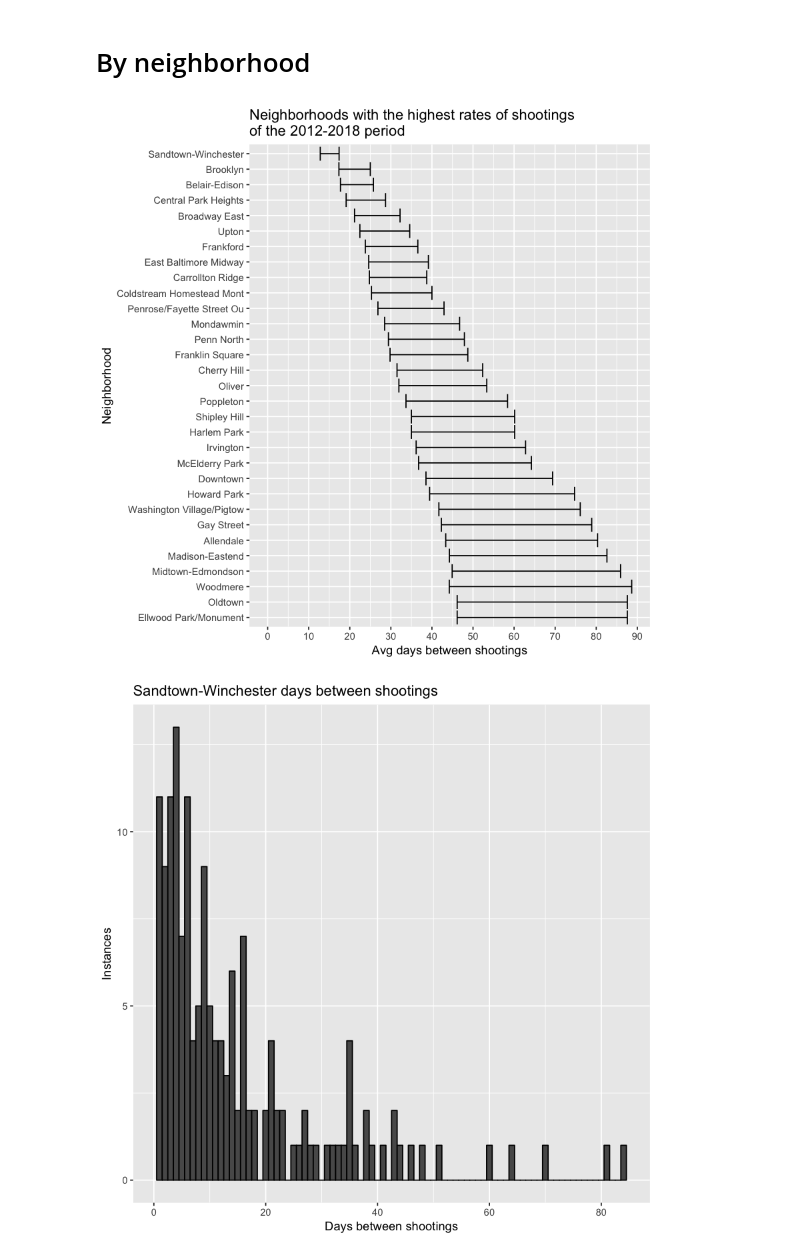
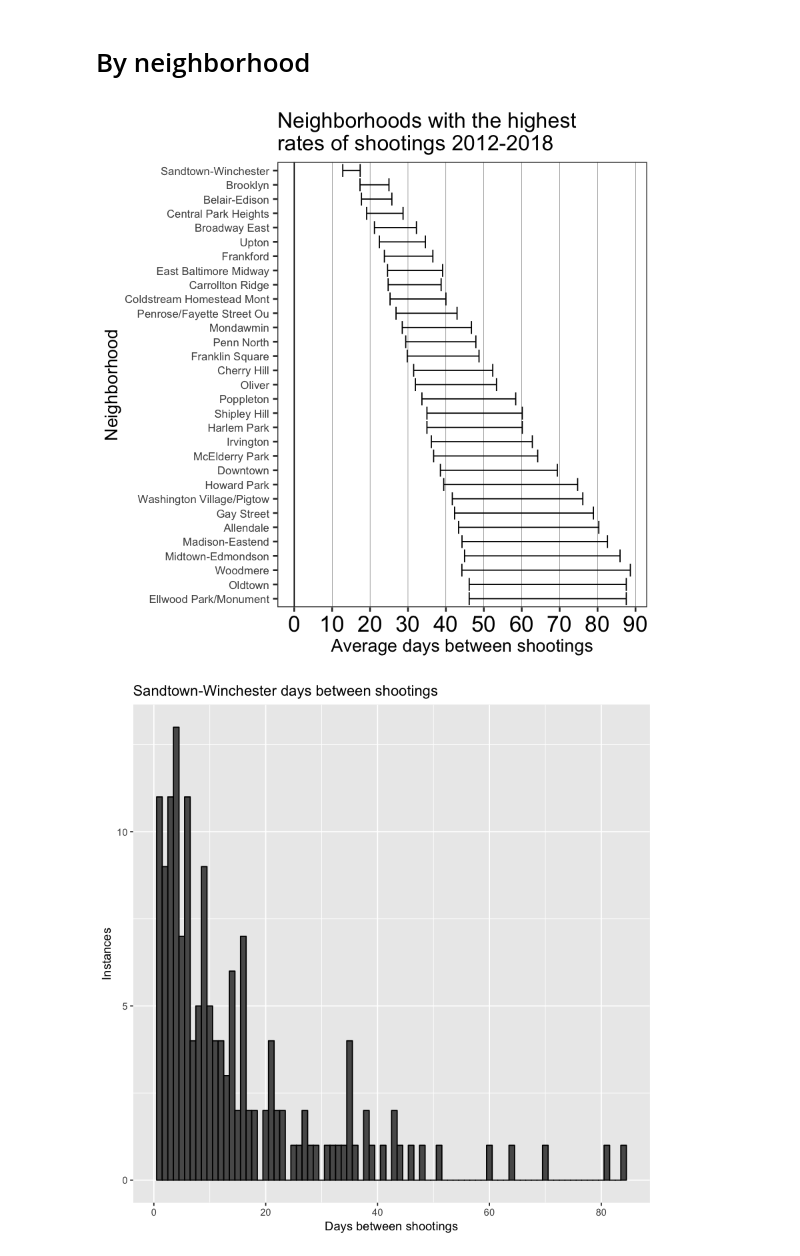
Before and after one commit to baltimore-sun-data/2018-shootings-analysis, a Jupyter notebook: shootings_analysis_by_district.ipynb, the cells around one changed output. Cells and saved outputs as stored; diff of their text form; code cells hidden in the pictures.

```diff
--- a/shootings_analysis_by_district.ipynb
+++ b/shootings_analysis_by_district.ipynb
@@ -280,28 +280,34 @@ read_and_munge_data <- function(.filepath) {
 # %%
 read_and_munge_data("BPD_Part_1_Victim_Based_Crime_Data.csv") %>%
   # don't print tidyr::nest, it renders a large object to the screen in Jupyter notebooks.
   # see http://ijlyttle.github.io/isugg_purrr/presentation.html#(1)
   tidyr::nest(-Neighborhood) %>%
   mutate(model = map(data, ~ glm(shootings ~ 1, data = .x))) %>%
   mutate(coefs = map(model, broom::tidy)) %>%
   select(Neighborhood, coefs) %>%
   tidyr::unnest() %>%
   select(Neighborhood, lambda = estimate, std.error) %>%
   arrange(lambda) %>%
   mutate(Neighborhood = factor(Neighborhood, levels = unique(Neighborhood))) %>%
   mutate(neighborhood_group = ifelse(lambda %in% sort(lambda, decreasing = TRUE)[1:30],
                                      "Top 30 neighborhoods", "Bottom neighborhoods")) %>%
   filter(neighborhood_group == "Top 30 neighborhoods") %>%
   ggplot(aes(x = Neighborhood)) +
   geom_errorbar(aes(ymin = 1/(lambda - 2 * std.error), ymax = 1/(lambda + 2 * std.error))) +
   coord_flip() +
-  ggtitle("Neighborhoods with the highest rates of shootings\nof the 2012-2018 period") +
+  ggtitle("Neighborhoods with the highest\nrates of shootings 2012-2018") +
   scale_y_continuous(breaks = seq(0, 100, 10)) +
   expand_limits(y = 0) +
-  geom_vline(xintercept = 0) +
-  ylab("Avg days between shootings")
+  geom_hline(yintercept = 0, color = "black") +
+  ylab("Average days between shootings") +
+  theme_bw(16) +
+  theme(axis.text.y = element_text(size = 10),
+        axis.text.x = element_text(colour = "black" , size = 20),
+        panel.grid.major.y = element_blank(),
+        panel.grid.major.x = element_line(size = 0.1, colour = "black"),
+        panel.grid.minor = element_blank())
 # %% [output]
-[figure, old version]
+[figure, new version]
 # %%
 read_and_munge_data("BPD_Part_1_Victim_Based_Crime_Data.csv") %>%
   filter(Neighborhood == "Sandtown-Winchester") %>%
```
Also changed, not shown: parts of 5 cells of this notebook.
